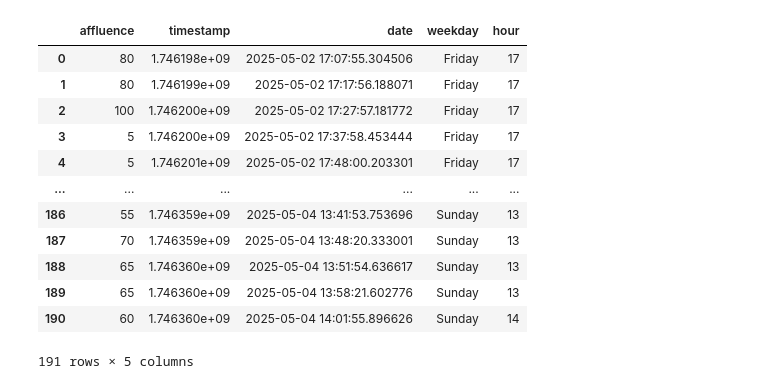
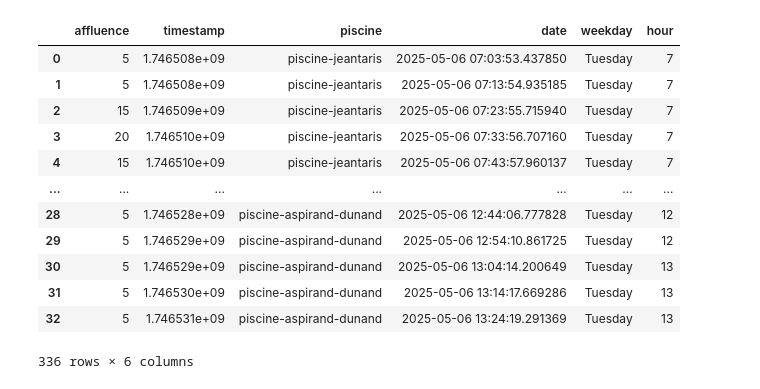
Before and after one commit to PaulLerner/affluences, a Jupyter notebook: analyze.ipynb, the cells around one changed output. Saved outputs shown, nothing was run; the diff lists cells and outputs as text; code cells hidden in the pictures.

```diff
--- a/analyze.ipynb
+++ b/analyze.ipynb
@@ -8,21 +10,25 @@ import seaborn as sns
 # %%
-data = pd.read_csv("piscine-de-la-butte-aux-cailles.csv", header=None, names = ["affluence","timestamp"])
+data = []
+for path in Path.cwd().glob("*.csv"):
+    data.append(pd.read_csv(path, header=None, names = ["affluence","timestamp"]))
+    data[-1]["piscine"]=path.stem
+data=pd.concat(data)
 
 data["date"] = [datetime.datetime.fromtimestamp(timestamp) for timestamp in data["timestamp"]]
 data["weekday"] = [date.strftime("%A") for date in data["date"]]
 data["hour"] = [date.hour for date in data["date"]]
 data
 # %% [output]
-|  | affluence | timestamp | date | weekday | hour |
-| 0 | 80 | 1.746198e+09 | 2025-05-02 17:07:55.304506 | Friday | 17 |
-| 1 | 80 | 1.746199e+09 | 2025-05-02 17:17:56.188071 | Friday | 17 |
-| 2 | 100 | 1.746200e+09 | 2025-05-02 17:27:57.181772 | Friday | 17 |
-| 3 | 5 | 1.746200e+09 | 2025-05-02 17:37:58.453444 | Friday | 17 |
-| 4 | 5 | 1.746201e+09 | 2025-05-02 17:48:00.203301 | Friday | 17 |
-| ... | ... | ... | ... | ... | ... |
-| 186 | 55 | 1.746359e+09 | 2025-05-04 13:41:53.753696 | Sunday | 13 |
-| 187 | 70 | 1.746359e+09 | 2025-05-04 13:48:20.333001 | Sunday | 13 |
-| 188 | 65 | 1.746360e+09 | 2025-05-04 13:51:54.636617 | Sunday | 13 |
-| 189 | 65 | 1.746360e+09 | 2025-05-04 13:58:21.602776 | Sunday | 13 |
-| 190 | 60 | 1.746360e+09 | 2025-05-04 14:01:55.896626 | Sunday | 14 |
+|  | affluence | timestamp | piscine | date | weekday | hour |
+| 0 | 5 | 1.746508e+09 | piscine-jeantaris | 2025-05-06 07:03:53.437850 | Tuesday | 7 |
+| 1 | 5 | 1.746508e+09 | piscine-jeantaris | 2025-05-06 07:13:54.935185 | Tuesday | 7 |
+| 2 | 15 | 1.746509e+09 | piscine-jeantaris | 2025-05-06 07:23:55.715940 | Tuesday | 7 |
+| 3 | 20 | 1.746510e+09 | piscine-jeantaris | 2025-05-06 07:33:56.707160 | Tuesday | 7 |
+| 4 | 15 | 1.746510e+09 | piscine-jeantaris | 2025-05-06 07:43:57.960137 | Tuesday | 7 |
+| ... | ... | ... | ... | ... | ... | ... |
+| 28 | 5 | 1.746528e+09 | piscine-aspirand-dunand | 2025-05-06 12:44:06.777828 | Tuesday | 12 |
+| 29 | 5 | 1.746529e+09 | piscine-aspirand-dunand | 2025-05-06 12:54:10.861725 | Tuesday | 12 |
+| 30 | 5 | 1.746529e+09 | piscine-aspirand-dunand | 2025-05-06 13:04:14.200649 | Tuesday | 13 |
+| 31 | 5 | 1.746530e+09 | piscine-aspirand-dunand | 2025-05-06 13:14:17.669286 | Tuesday | 13 |
+| 32 | 5 | 1.746531e+09 | piscine-aspirand-dunand | 2025-05-06 13:24:19.291369 | Tuesday | 13 |
-191 rows × 5 columns
+336 rows × 6 columns
```
Also changed, not shown: parts of 3 cells of this notebook.
